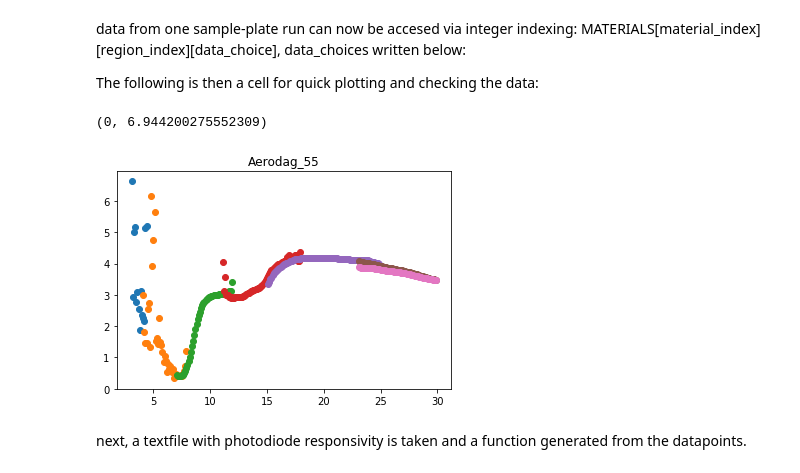
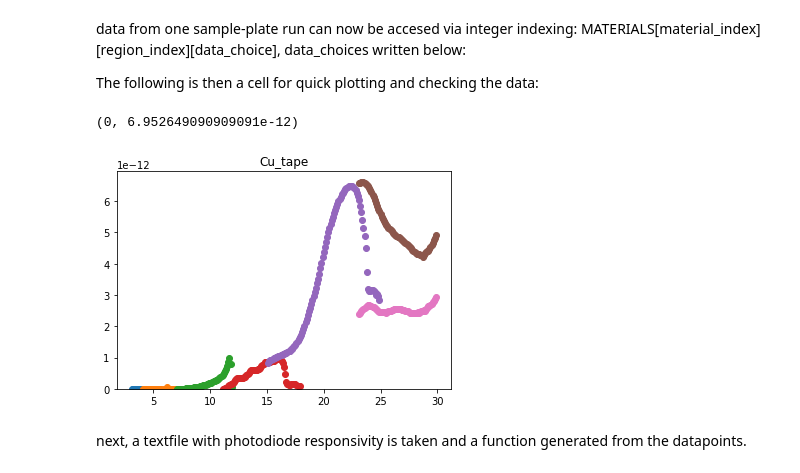
Before and after one commit to sebastiankalos/Elettra_data, a Jupyter notebook: BEAR_analysis.ipynb, the cells around one changed output. Cells and saved outputs as stored; diff of their text form; code cells hidden in the pictures.

```diff
--- a/BEAR_analysis.ipynb
+++ b/BEAR_analysis.ipynb
@@ -11,7 +11,7 @@ global variables in the following cell need to be checked for every run
 #some cheeky GLOBAL VARIABLES HERE (don't kill me Daniel!)
 # this cell needs adjustments from run to run, depending which files one wants to investigate
 
-file_number_signal = 2 #the file number corresponding to a scan (from Elettra logbook!)
+file_number_signal = 21 #the file number corresponding to a scan (from Elettra logbook!)
 
 file_number_dark_20nA = 4
 file_number_dark_200pA = 5
@@ -25,8 +25,8 @@ region_sensitivities = ["200pA", "200pA", "200pA", "200pA", "200pA", "20nA", "20
 PD_region_sensitivities = ["200pA_200pA", "200pA_200pA", "200pA_200pA", "200pA_200pA", "20nA_200pA", "200nA_20nA", "200nA_20nA"] #same but for photodiode (KB and KA had different readings)
 
 #from the following, only one list of materials needs to be used (sample holder 1 or 2)
-materials = ['Aerodag_55', 'Graphite_55', 'ITO_MLI', 'ITO_Radiator'] #materials on sample plate 1, ordered as they were investigated!
-#materials = ['Cu_tape', 'Au', 'ITO_MLI#1', 'ITO_MLI#2', 'Ag', 'fake_dust'] #materials on sample plate 2, ordered as they were investigated!
+#materials = ['Aerodag_55', 'Graphite_55', 'ITO_MLI', 'ITO_Radiator'] #materials on sample plate 1, ordered as they were investigated!
+materials = ['Cu_tape', 'Au', 'ITO_MLI#1', 'ITO_MLI#2', 'Ag', 'fake_dust'] #materials on sample plate 2, ordered as they were investigated!
 
 eV = 1.602e-19 #C, elementary charge
 delta_I_by_I = 0.02 #relative error of all current readings is cca 2%
@@ -323,32 +327,33 @@ The following is then a cell for quick plotting and checking the data:
 # %%
 marker = 'o'
 
 # plot options for xvals and yvals:
 # 0 --> sample_I
 # 1 --> monitor_I
 # 2 --> phot_E
 # 3 --> I_BPM
 # 4 --> norm_I_byMonit
 # 5 --> norm_I_byBPM
 # 6 --> sample_I error (absolute)
 # 7 --> moitor_I error (absolute)
 # 8 --> I_BPM error (absolute)
 # 9 --> norm_I_byMonit error (absolute)
 # 10 --> norm_I_byBPM error (absolute)
 
 x_choice = 2
-y_choice = 4
+y_choice = 0
 
 material_index = 0
 
 for region_index in range(0, regs_per_sample): #plot region-by-region (each with different color)
     plt.plot(MATERIALS[material_index][region_index][x_choice], MATERIALS[material_index][region_index][y_choice], marker)
     plt.title(materials[material_index])
 
 plt.gca().set_ylim(bottom=0)
+#plt.gca().set_ylim(top=0.002)
 # %% [output]
-(0, 6.944200275552309)
+(0, 6.952649090909091e-12)
-[figure, old version]
+[figure, new version]
 # %%
 def convert_eV_to_wavelength(energy_eV_list):
     # a simple function that takes a list with photon energy values (in eV) and converts them into wavelength in nanometers
```
Also changed, not shown: parts of 4 cells of this notebook, 5 other files.
